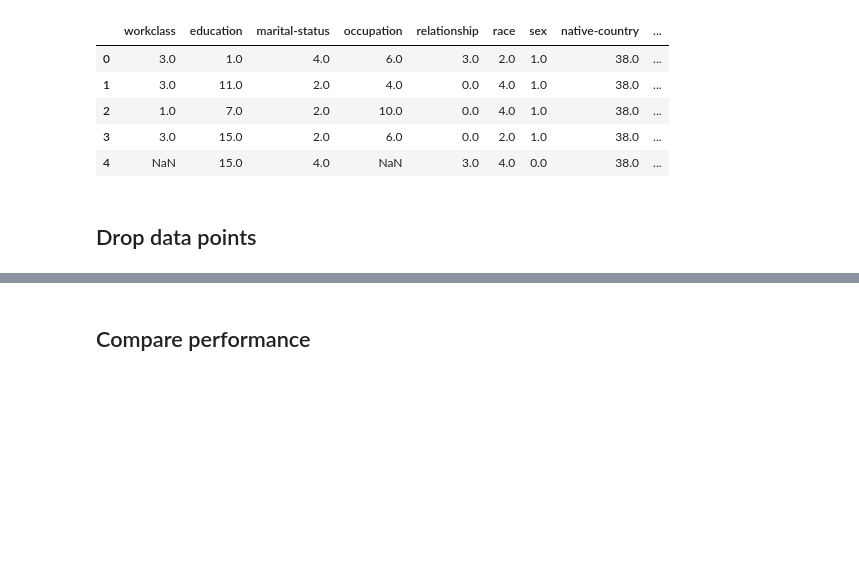
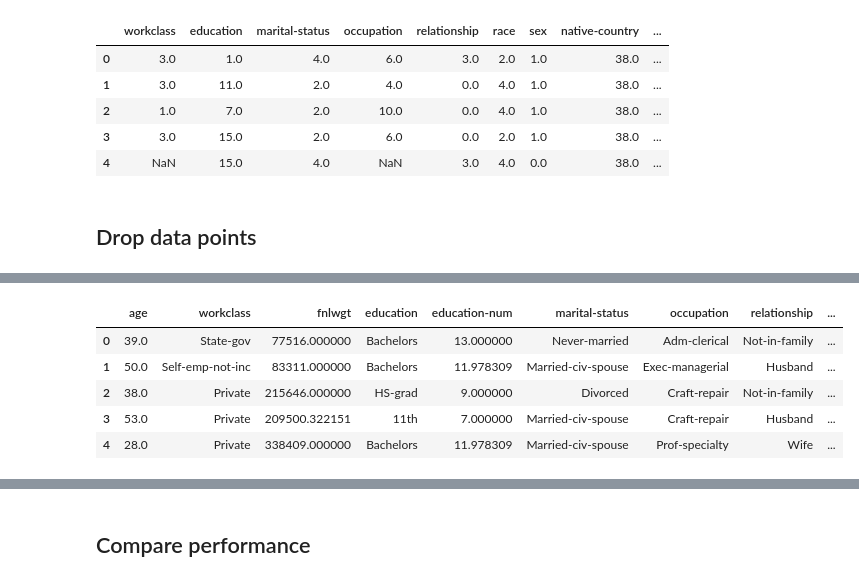
Before and after one commit to analokmaus/kuma_utils, a Jupyter notebook: examples/Data_preprocessing.ipynb, the cells around one changed output, grey strips where cells are left out. Saved outputs shown, nothing was run; the diff lists cells and outputs as text; code cells hidden in the pictures; blank space fills up the shorter version.

```diff
--- a/examples/Data_preprocessing.ipynb
+++ b/examples/Data_preprocessing.ipynb
@@ -109 +111,12 @@ train_encoded.head()
+# %%
+imputer = LGBMImputer(
+    fit_params={'num_boost_round': 10}, fit_method='fit', verbose=True)
+imputer.fit_transform(train_dropped).head(5)
+# %% [output]
+|  | age | workclass | fnlwgt | education | education-num | marital-status | occupation | relationship | ... |
+| 0 | 39.0 | State-gov | 77516.000000 | Bachelors | 13.000000 | Never-married | Adm-clerical | Not-in-family | ... |
+| 1 | 50.0 | Self-emp-not-inc | 83311.000000 | Bachelors | 11.978309 | Married-civ-spouse | Exec-managerial | Husband | ... |
+| 2 | 38.0 | Private | 215646.000000 | HS-grad | 9.000000 | Divorced | Craft-repair | Not-in-family | ... |
+| 3 | 53.0 | Private | 209500.322151 | 11th | 7.000000 | Married-civ-spouse | Craft-repair | Husband | ... |
+| 4 | 28.0 | Private | 338409.000000 | Bachelors | 11.978309 | Married-civ-spouse | Prof-specialty | Wife | ... |
 # %%
```
Also changed, not shown: parts of 10 cells of this notebook, 9 other files.
